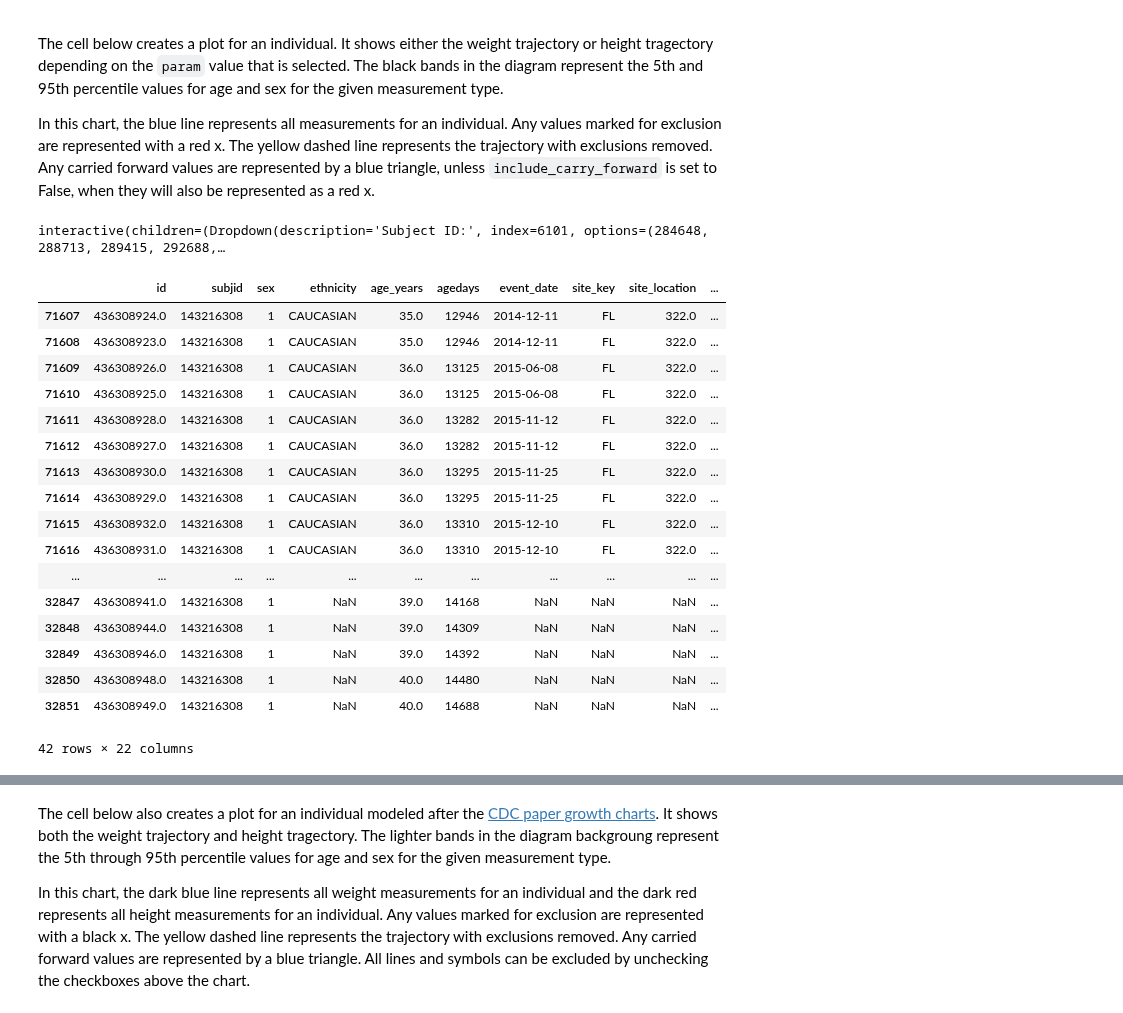
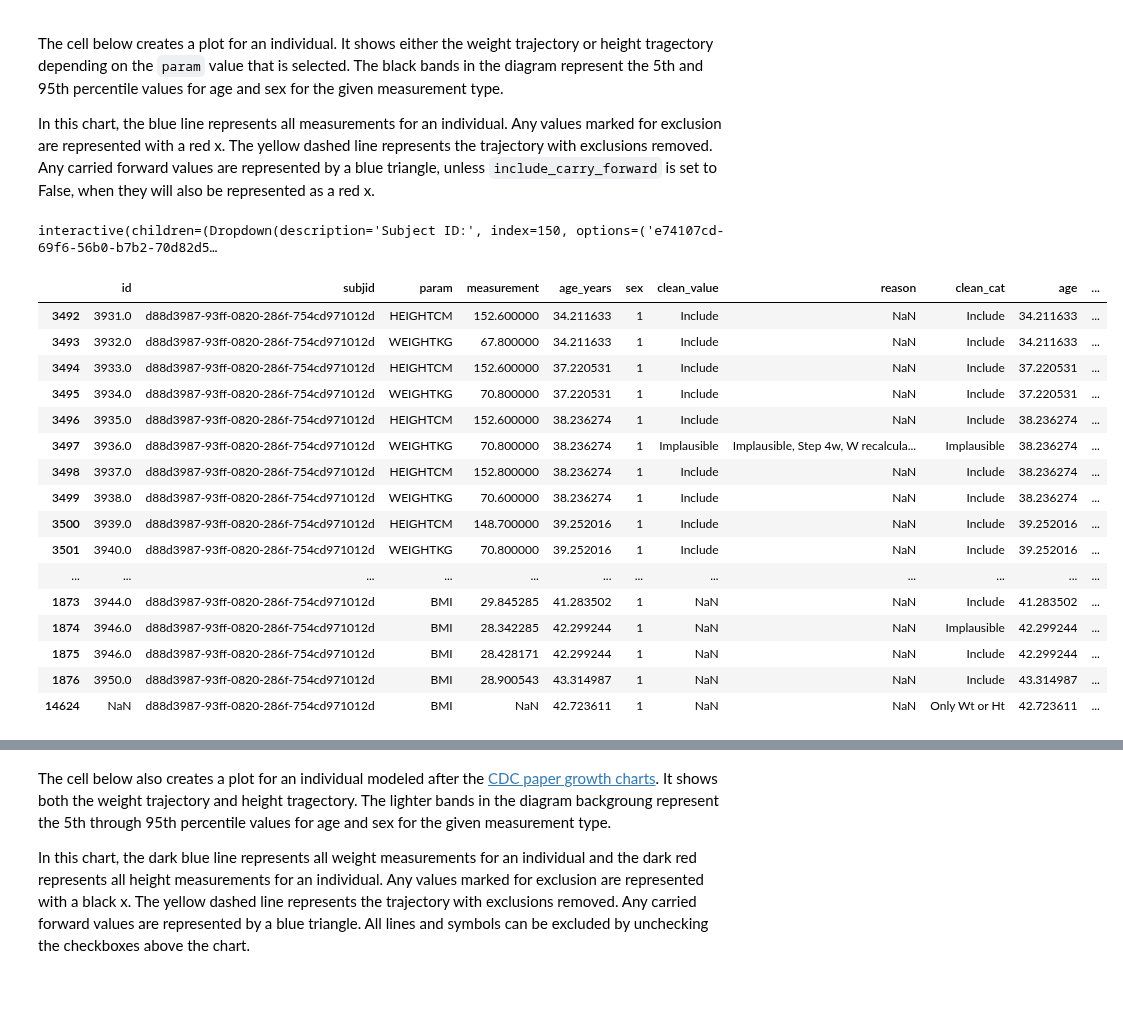
Before and after one commit to mitre/GrowthViz, a Jupyter notebook: GrowthViz.ipynb, the cells around one changed output, grey strips where cells are left out. Saved outputs shown, nothing was run; the diff lists cells and outputs as text; code cells hidden in the pictures.

```diff
--- a/GrowthViz.ipynb
+++ b/GrowthViz.ipynb
@@ -236,7 +235,7 @@ In this chart, the blue line represents all measurements for an individual. Any
 # using these BMI bands: https://www.cdc.gov/obesity/adult/defining.html
 # colorblind resources: https://davidmathlogic.com/colorblind/#%23D81B60-%231E88E5-%23FFC107-%23004D40
 all_ids = cleaned_obs['subjid'].unique()
-val = 143216308 if 143216308 in all_ids else np.random.choice(all_ids, size=1, replace=False) # another good id: 25477664
+val = 'd88d3987-93ff-0820-286f-754cd971012d' if 'd88d3987-93ff-0820-286f-754cd971012d' in all_ids else np.random.choice(all_ids, size=1, replace=False) # another good id: 25477664
 interactive(charts.overlap_view, obs_df=fixed(obs_wbmi),
             subjid=widgets.Dropdown(options=all_ids, value=val, description='Subject ID:', disabled=False),
             param=['HEIGHTCM', 'WEIGHTKG', 'BMI'],
@@ -244,28 +243,27 @@ interactive(charts.overlap_view, obs_df=fixed(obs_wbmi),
             include_percentiles=widgets.Checkbox(value=True,description='Include Measurement Percentile Bands',disabled=False,indent=False),
             wt_df=fixed(wt_percentiles), bmi_df=fixed(bmi_percentiles), ht_df=fixed(ht_percentiles))
 # %% [output]
-interactive(children=(Dropdown(description='Subject ID:', index=6101, options=(284648, 288713, 289415, 292688,…
+interactive(children=(Dropdown(description='Subject ID:', index=150, options=('e74107cd-69f6-56b0-b7b2-70d82d5…
 # %%
-obs_wbmi[obs_wbmi['subjid'] == 143216308] # 14746834 is an example with the underweight line
+obs_wbmi[obs_wbmi['subjid'] == 'd88d3987-93ff-0820-286f-754cd971012d'] # b5a84a9d-dd7c-95cb-5fd9-3c581a72c812, 867a461b-7cb8-76aa-9891-42369a9899e8 is an example with the underweight line
 # %% [output]
-|  | id | subjid | sex | ethnicity | age_years | agedays | event_date | site_key | site_location | ... |
-| 71607 | 436308924.0 | 143216308 | 1 | CAUCASIAN | 35.0 | 12946 | 2014-12-11 | FL | 322.0 | ... |
-| 71608 | 436308923.0 | 143216308 | 1 | CAUCASIAN | 35.0 | 12946 | 2014-12-11 | FL | 322.0 | ... |
-| 71609 | 436308926.0 | 143216308 | 1 | CAUCASIAN | 36.0 | 13125 | 2015-06-08 | FL | 322.0 | ... |
-| 71610 | 436308925.0 | 143216308 | 1 | CAUCASIAN | 36.0 | 13125 | 2015-06-08 | FL | 322.0 | ... |
-| 71611 | 436308928.0 | 143216308 | 1 | CAUCASIAN | 36.0 | 13282 | 2015-11-12 | FL | 322.0 | ... |
-| 71612 | 436308927.0 | 143216308 | 1 | CAUCASIAN | 36.0 | 13282 | 2015-11-12 | FL | 322.0 | ... |
-| 71613 | 436308930.0 | 143216308 | 1 | CAUCASIAN | 36.0 | 13295 | 2015-11-25 | FL | 322.0 | ... |
-| 71614 | 436308929.0 | 143216308 | 1 | CAUCASIAN | 36.0 | 13295 | 2015-11-25 | FL | 322.0 | ... |
-| 71615 | 436308932.0 | 143216308 | 1 | CAUCASIAN | 36.0 | 13310 | 2015-12-10 | FL | 322.0 | ... |
-| 71616 | 436308931.0 | 143216308 | 1 | CAUCASIAN | 36.0 | 13310 | 2015-12-10 | FL | 322.0 | ... |
-| ... | ... | ... | ... | ... | ... | ... | ... | ... | ... | ... |
-| 32847 | 436308941.0 | 143216308 | 1 | NaN | 39.0 | 14168 | NaN | NaN | NaN | ... |
-| 32848 | 436308944.0 | 143216308 | 1 | NaN | 39.0 | 14309 | NaN | NaN | NaN | ... |
-| 32849 | 436308946.0 | 143216308 | 1 | NaN | 39.0 | 14392 | NaN | NaN | NaN | ... |
-| 32850 | 436308948.0 | 143216308 | 1 | NaN | 40.0 | 14480 | NaN | NaN | NaN | ... |
-| 32851 | 436308949.0 | 143216308 | 1 | NaN | 40.0 | 14688 | NaN | NaN | NaN | ... |
+|  | id | subjid | param | measurement | age_years | sex | clean_value | reason | clean_cat | age | ... |
+| 3492 | 3931.0 | d88d3987-93ff-0820-286f-754cd971012d | HEIGHTCM | 152.600000 | 34.211633 | 1 | Include | NaN | Include | 34.211633 | ... |
+| 3493 | 3932.0 | d88d3987-93ff-0820-286f-754cd971012d | WEIGHTKG | 67.800000 | 34.211633 | 1 | Include | NaN | Include | 34.211633 | ... |
+| 3494 | 3933.0 | d88d3987-93ff-0820-286f-754cd971012d | HEIGHTCM | 152.600000 | 37.220531 | 1 | Include | NaN | Include | 37.220531 | ... |
+| 3495 | 3934.0 | d88d3987-93ff-0820-286f-754cd971012d | WEIGHTKG | 70.800000 | 37.220531 | 1 | Include | NaN | Include | 37.220531 | ... |
+| 3496 | 3935.0 | d88d3987-93ff-0820-286f-754cd971012d | HEIGHTCM | 152.600000 | 38.236274 | 1 | Include | NaN | Include | 38.236274 | ... |
+| 3497 | 3936.0 | d88d3987-93ff-0820-286f-754cd971012d | WEIGHTKG | 70.800000 | 38.236274 | 1 | Implausible | Implausible, Step 4w, W recalcula... | Implausible | 38.236274 | ... |
+| 3498 | 3937.0 | d88d3987-93ff-0820-286f-754cd971012d | HEIGHTCM | 152.800000 | 38.236274 | 1 | Include | NaN | Include | 38.236274 | ... |
+| 3499 | 3938.0 | d88d3987-93ff-0820-286f-754cd971012d | WEIGHTKG | 70.600000 | 38.236274 | 1 | Include | NaN | Include | 38.236274 | ... |
+| 3500 | 3939.0 | d88d3987-93ff-0820-286f-754cd971012d | HEIGHTCM | 148.700000 | 39.252016 | 1 | Include | NaN | Include | 39.252016 | ... |
+| 3501 | 3940.0 | d88d3987-93ff-0820-286f-754cd971012d | WEIGHTKG | 70.800000 | 39.252016 | 1 | Include | NaN | Include | 39.252016 | ... |
+| ... | ... | ... | ... | ... | ... | ... | ... | ... | ... | ... | ... |
+| 1873 | 3944.0 | d88d3987-93ff-0820-286f-754cd971012d | BMI | 29.845285 | 41.283502 | 1 | NaN | NaN | Include | 41.283502 | ... |
+| 1874 | 3946.0 | d88d3987-93ff-0820-286f-754cd971012d | BMI | 28.342285 | 42.299244 | 1 | NaN | NaN | Implausible | 42.299244 | ... |
+| 1875 | 3946.0 | d88d3987-93ff-0820-286f-754cd971012d | BMI | 28.428171 | 42.299244 | 1 | NaN | NaN | Include | 42.299244 | ... |
+| 1876 | 3950.0 | d88d3987-93ff-0820-286f-754cd971012d | BMI | 28.900543 | 43.314987 | 1 | NaN | NaN | Include | 43.314987 | ... |
+| 14624 | NaN | d88d3987-93ff-0820-286f-754cd971012d | BMI | NaN | 42.723611 | 1 | NaN | NaN | Only Wt or Ht | 42.723611 | ... |
-42 rows × 22 columns
 # %%
 # display all charts at the same time
 charts.overlap_view_all(obs_df=obs_wbmi, id=val, param='WEIGHTKG', include_carry_forward=True,
```
Also changed, not shown: parts of 13 cells of this notebook, 2 other files.
